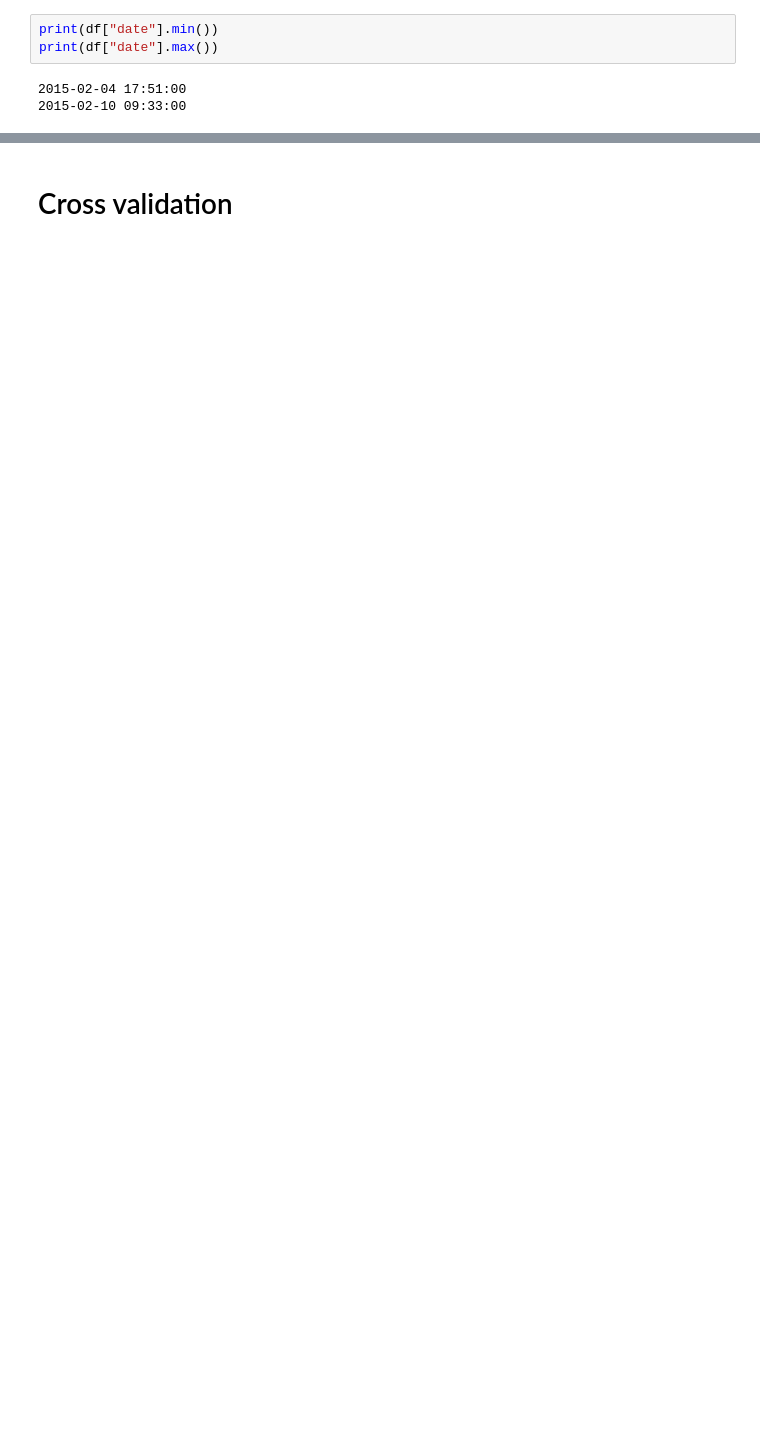
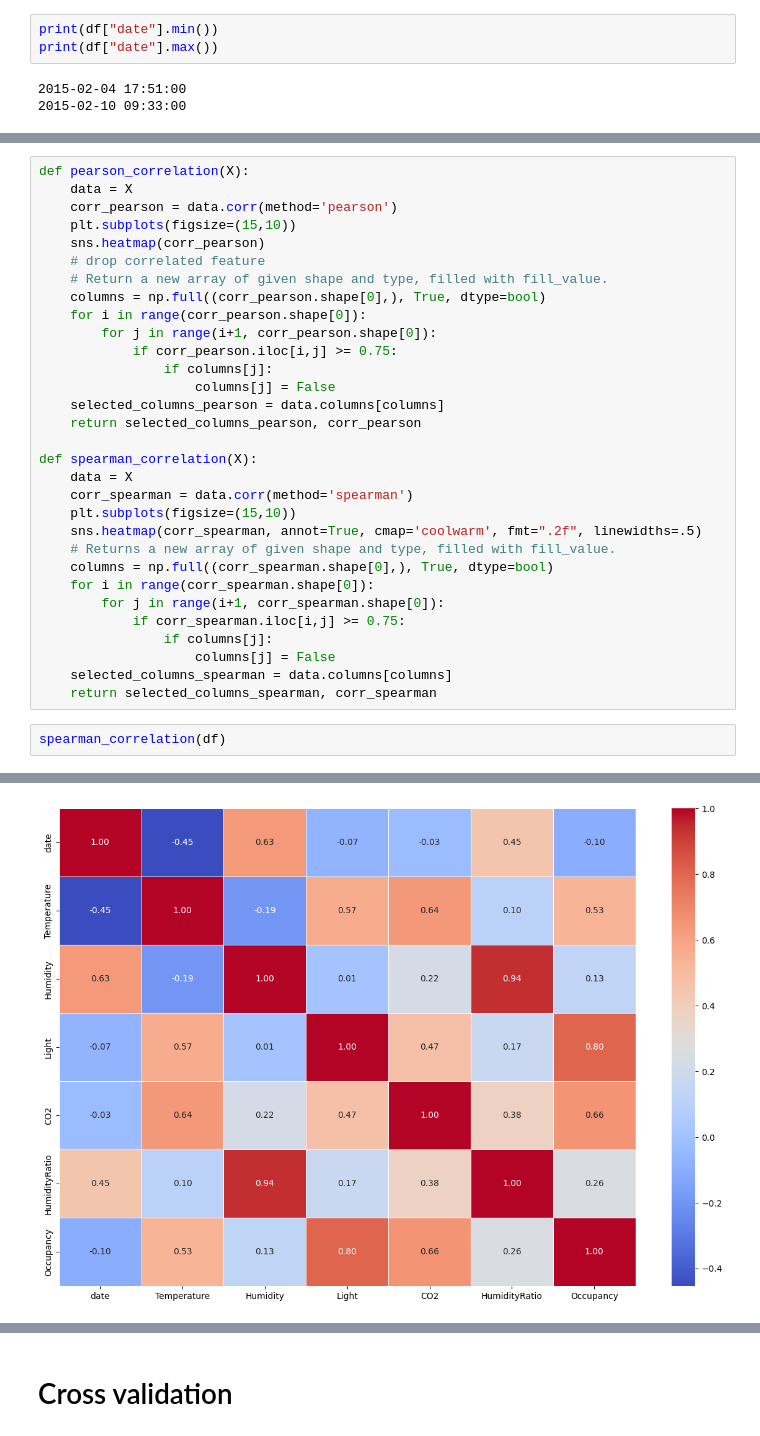
Before and after one commit to adelchi91/room_presence_detector, a Jupyter notebook: classifier.ipynb, the cells around one changed output, grey strips where cells are left out. Drawn from its saved outputs; the diff is of its cells as text; blank space fills up the shorter version.

```diff
--- a/classifier.ipynb
+++ b/classifier.ipynb
@@ -80,0 +111,34 @@ print(df["date"].max())
+# %%
+def pearson_correlation(X):
+    data = X
+    corr_pearson = data.corr(method='pearson')
+    plt.subplots(figsize=(15,10))
+    sns.heatmap(corr_pearson)
+    # drop correlated feature
+    # Return a new array of given shape and type, filled with fill_value.
+    columns = np.full((corr_pearson.shape[0],), True, dtype=bool)
+    for i in range(corr_pearson.shape[0]):
+        for j in range(i+1, corr_pearson.shape[0]):
+            if corr_pearson.iloc[i,j] >= 0.75:
+                if columns[j]:
+                    columns[j] = False
+    selected_columns_pearson = data.columns[columns]
+    return selected_columns_pearson, corr_pearson
+
+def spearman_correlation(X):
+    data = X
+    corr_spearman = data.corr(method='spearman')
+    plt.subplots(figsize=(15,10))
+    sns.heatmap(corr_spearman, annot=True, cmap='coolwarm', fmt=".2f", linewidths=.5)
+    # Returns a new array of given shape and type, filled with fill_value.
+    columns = np.full((corr_spearman.shape[0],), True, dtype=bool)
+    for i in range(corr_spearman.shape[0]):
+        for j in range(i+1, corr_spearman.shape[0]):
+            if corr_spearman.iloc[i,j] >= 0.75:
+                if columns[j]:
+                    columns[j] = False
+    selected_columns_spearman = data.columns[columns]
+    return selected_columns_spearman, corr_spearman
+# %%
+spearman_correlation(df)
+# %% [output]
@@ -80,0 +163 @@ print(df["date"].max())
+[figure, added]
```
Also changed, not shown: parts of 40 cells of this notebook.
